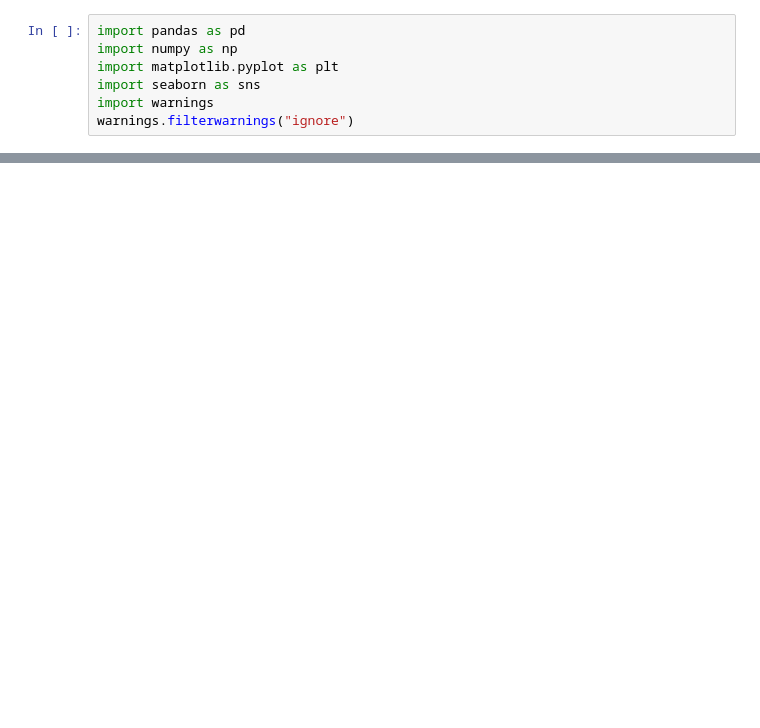
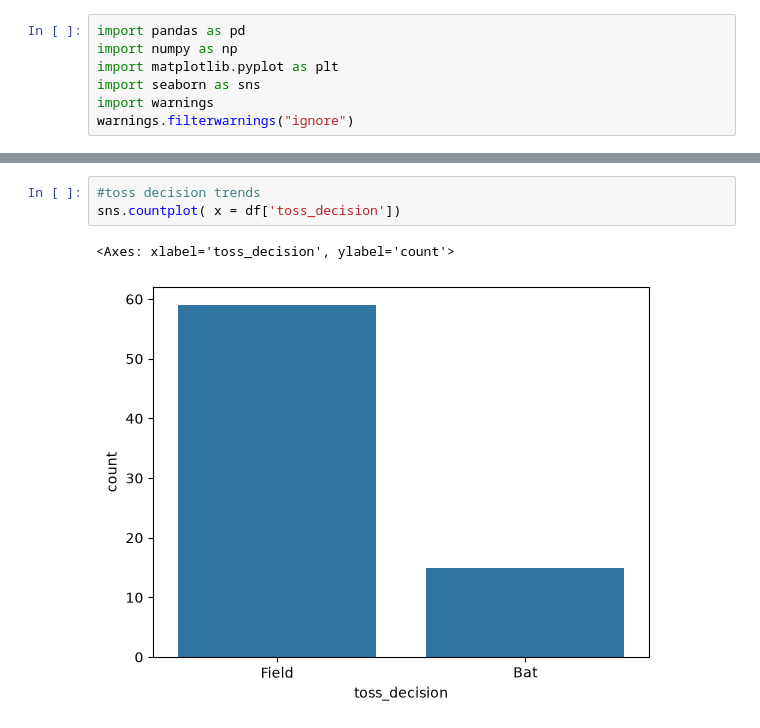
Before and after one commit to ygagan-41/python-libraries-learning, a Jupyter notebook: data visualisation learning/project/project.ipynb, the cells around one changed output, grey strips where cells are left out. Saved outputs shown, nothing was run; the diff lists cells and outputs as text; blank space fills up the shorter version.

```diff
--- a/data visualisation learning/project/project.ipynb
+++ b/data visualisation learning/project/project.ipynb
@@ -17,0 +76,6 @@ df.head()
+# %%
+#toss decision trends
+sns.countplot( x = df['toss_decision'])
+# %% [output]
+<Axes: xlabel='toss_decision', ylabel='count'>
+[figure, added]
```
Also changed, not shown: parts of 16 cells of this notebook.
